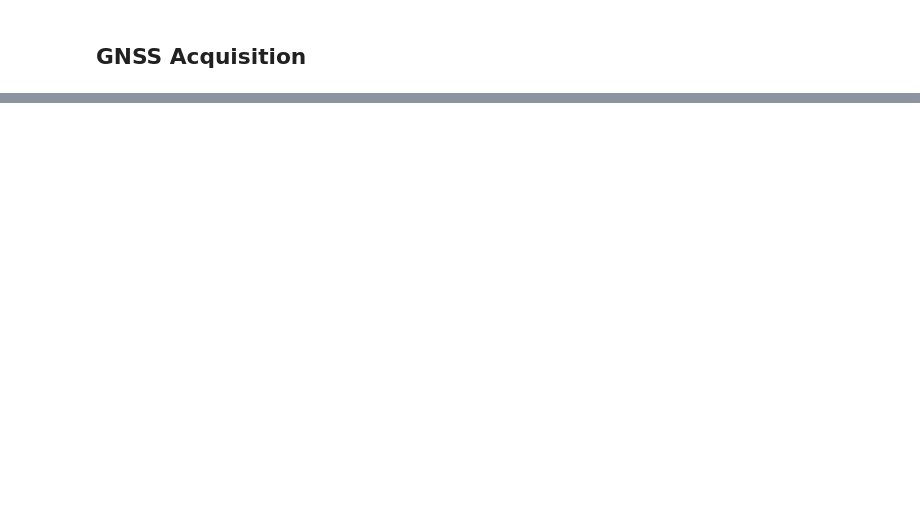
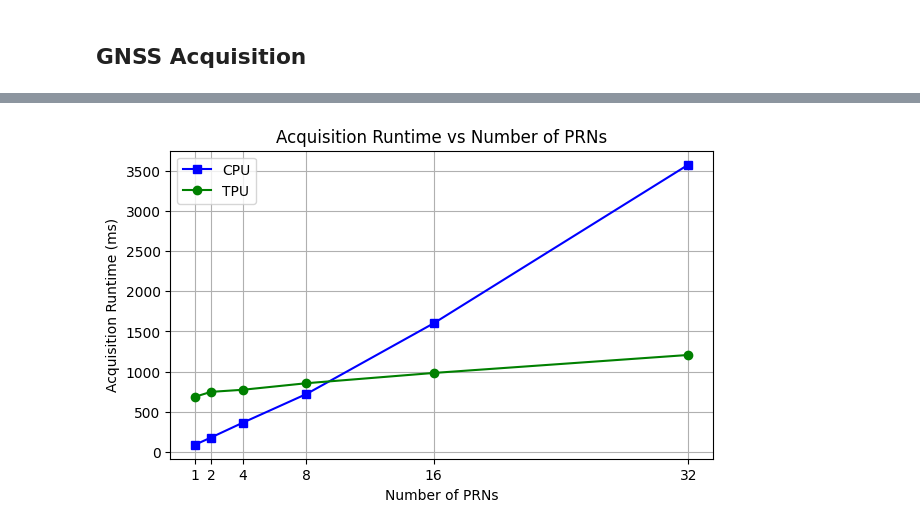
Before and after one commit to DangNguyenDucHuy/gnss-acquisition-tpu, a Jupyter notebook: gnss_acquisition_tpu.ipynb, the cells around one changed output, grey strips where cells are left out. Cells and saved outputs as stored; diff of their text form; code cells hidden in the pictures; blank space fills up the shorter version.

```diff
--- a/gnss_acquisition_tpu.ipynb
+++ b/gnss_acquisition_tpu.ipynb
@@ -560,0 +694,70 @@ Starting processing...
+# %%
+#@title Number of PRNs
+import time
+import numpy as np
+import matplotlib.pyplot as plt
+
+num_runs = 10
+num_prns = [1, 2, 4, 8, 16, 32]
+benchmark_times = []
+
+for device in ['cpu', 'tpu']:
+    device_times = []
+    for num_prn in num_prns:
+        settings = Settings(filename=DATAPATH, device=device)
+        settings.num_prn = num_prn
+
+        # Warm up
+        if device == 'tpu':
+            settings.postProcessing()
+
+        bench = []
+        for _ in range(num_runs):
+            settings.postProcessing()
+            bench.append(settings.acquisition_time * 1000)  # ms
+
+        device_times.append(np.mean(bench))
+
+    print(
+        f"\n\n===== Benchmark time ({device.upper()}) ====="
+        f"\nNumber of PRNs: {num_prn}"
+        f"\nNumber of runs: {num_runs}"
+        f"\nAverage time: {np.mean(device_times)}"
+    )
+
+    benchmark_times.append(device_times)
+
+
+# Visualize
+fig, ax = plt.subplots(figsize=(7,4))
+
+ax.plot(
+    num_prns,
+    benchmark_times[0],
+    marker="s",
+    color="blue",
+    label="CPU"
+)
+ax.plot(
+    num_prns,
+    benchmark_times[1],
+    marker="o",
+    color="green",
+    label="TPU"
+)
+
+ax.set_xlabel("Number of PRNs")
+ax.set_ylabel("Acquisition Runtime (ms)")
+ax.set_xticks(num_prns)
+ax.set_title("Acquisition Runtime vs Number of PRNs")
+ax.grid(True)
+ax.legend()
+
+plt.savefig(
+    f"prn_benchmark.png",
+    dpi=300,
+    bbox_inches="tight"
+)
+
+plt.show()
+# %% [output]
@@ -560,0 +781 @@ Starting processing...
+[figure, added]
```
Also changed, not shown: parts of 15 cells of this notebook.
